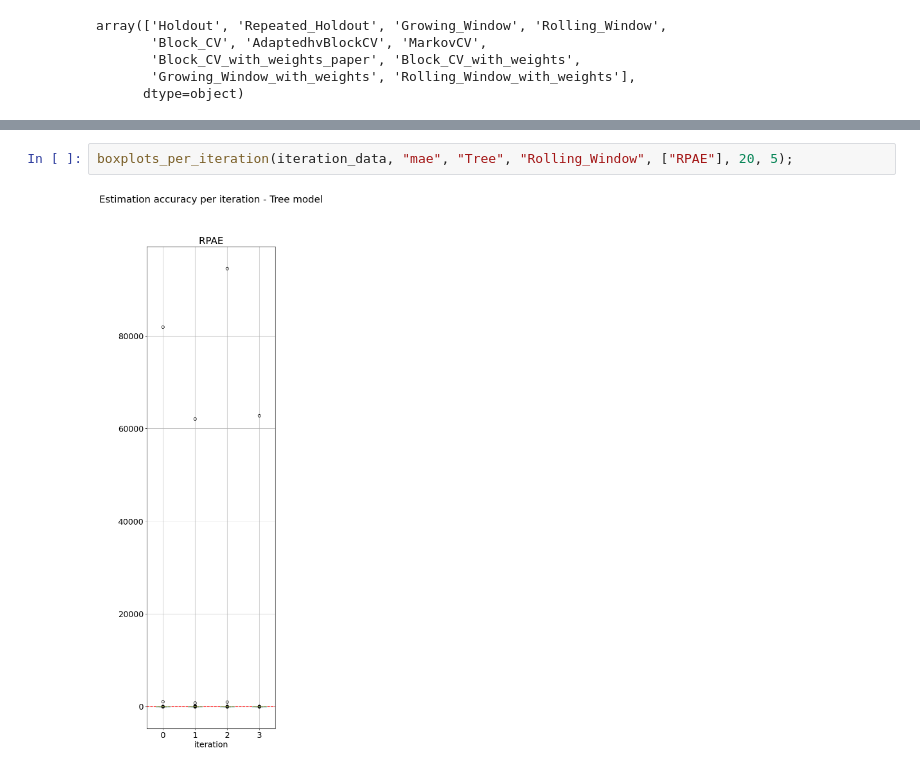
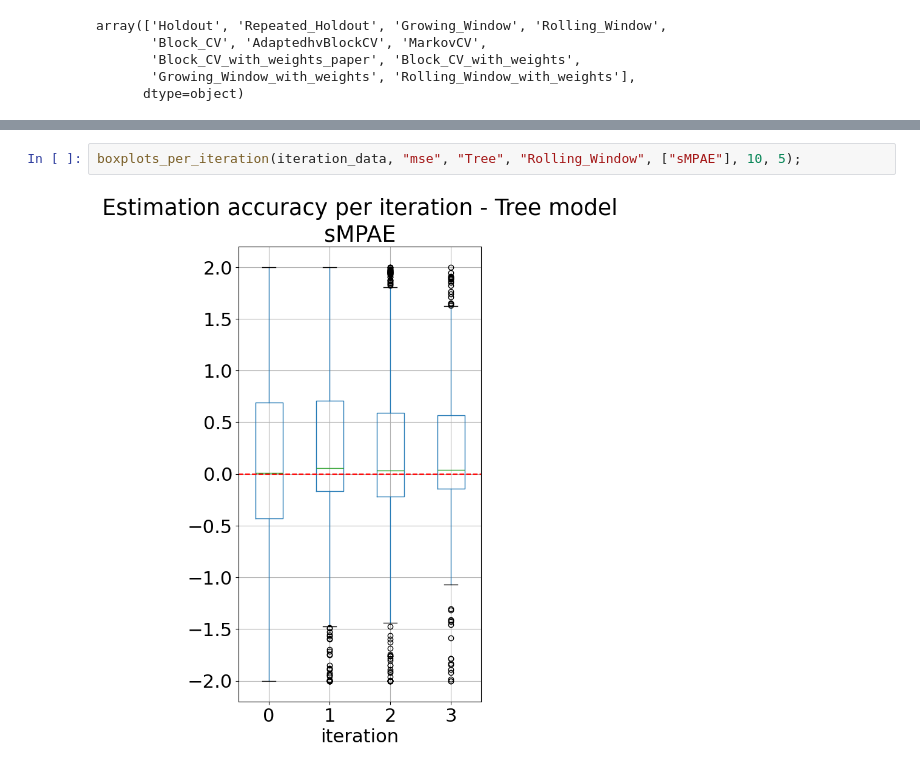
Before and after one commit to MiguelLoureiro98/timecave, a Jupyter notebook: experiments/processing_results.ipynb, the cells around one changed output, grey strips where cells are left out. Saved outputs shown, nothing was run; the diff lists cells and outputs as text.

```diff
--- a/experiments/processing_results.ipynb
+++ b/experiments/processing_results.ipynb
@@ -307,5 +371,5 @@ boxplots_per_iteration(iteration_data, "mae", "Tree", "Growing_Window", ["RPAE"]
 # %%
-boxplots_per_iteration(iteration_data, "mae", "Tree", "Rolling_Window", ["RPAE"], 20, 5);
+boxplots_per_iteration(iteration_data, "mse", "Tree", "Rolling_Window", ["sMPAE"], 10, 5);
 # %% [output]
-[figure, old version]
+[figure, new version]
 # %%
```
Also changed, not shown: parts of 14 cells of this notebook, 5 other files.
